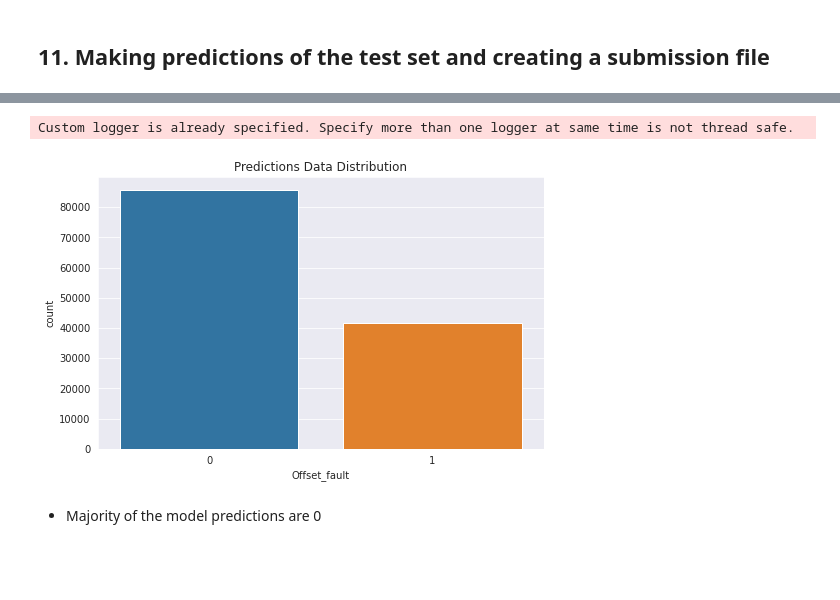
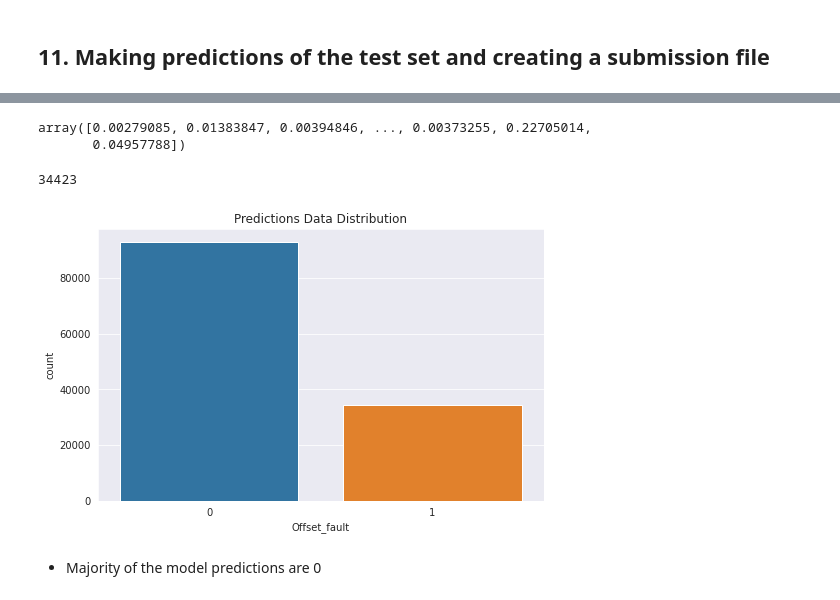
Before and after one commit to JONNY-ME/UmojaHackAfrica2022-FAQSC, a Jupyter notebook: Airqo_StarterNotebook.ipynb, the cells around one changed output, grey strips where cells are left out. Cells and saved outputs as stored; diff of their text form; code cells hidden in the pictures; blank space fills up the shorter version.

```diff
--- a/Airqo_StarterNotebook.ipynb
+++ b/Airqo_StarterNotebook.ipynb
@@ -386,9 +446,9 @@ models = [
     # ('KNN', KNeighborsClassifier()),
     # ('Naive Bayes', GaussianNB()),
     # ('Decision Tree', DecisionTreeClassifier()),
-    ('CatBoost', CatBoostClassifier(verbose=0)),
+    # ('CatBoost', CatBoostClassifier(verbose=0)),
     # ('XGBoost', XGBClassifier()),
-    # ('LightGBM', LGBMClassifier())
+    ('LightGBM', LGBMClassifier())
 ]
 
 modcla.eval_model(models, show=True, shuf=False)
@@ -409,3 +474,10 @@ plt.show()
 # %% [markdown]
 <a name="Predictions"></a>
 ## 11. Making predictions of the test set and creating a submission file
+# %%
+preds = []
+for mod in models:
+    print(mod[0])
+    mod[1].fit(X, y)
+    preds.append(mod[1].predict_proba(test[train_feats]))
+preds
@@ -412,19 +493,31 @@ plt.show()
+# %%
+pm = np.mean([i[:, 1] for i in preds], axis=0)
+pm
+# %% [output]
+array([0.00279085, 0.01383847, 0.00394846, ..., 0.00373255, 0.22705014,
+       0.04957788])
+# %%
+# round the values to 1 and 0 with threshold 0.5
+threshold = 0.45
+pm_round = np.where(pm > threshold, 1, 0)
+pm_round.sum()
+# %% [output]
+34423
 # %%
 # Make prediction on the test set
 test_df = test[train_feats]
-predictions = modcla.predict(models)#clf.predict(test_df)
+predictions = pm_round #modcla.predict(models)#clf.predict(test_df)
 
 # # Create a submission file
 sub_file = samplesubmission.copy()
 sub_file.Offset_fault = predictions
 
 # Check the distribution of your predictions
 plt.figure(figsize=(8, 5))
 sns.countplot(sub_file.Offset_fault)
 plt.title('Predictions Data Distribution');
 # %% [output]
-Custom logger is already specified. Specify more than one logger at same time is not thread safe.
-[figure, old version]
+[figure, new version]
 # %% [markdown]
  - Majority of the model predictions are 0
 # %%
```
Also changed, not shown: parts of 15 cells of this notebook, 1 other file.
